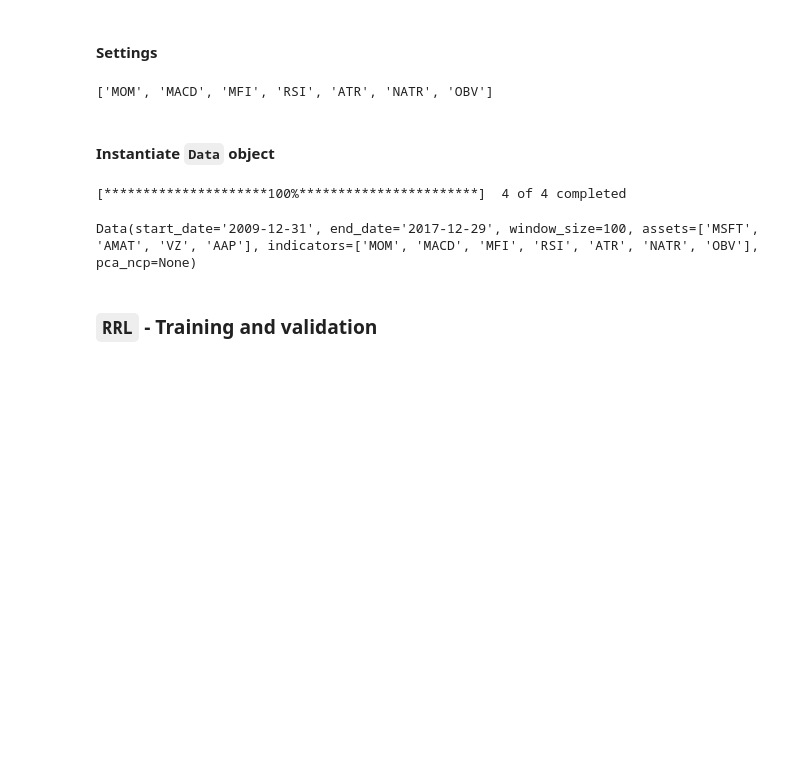
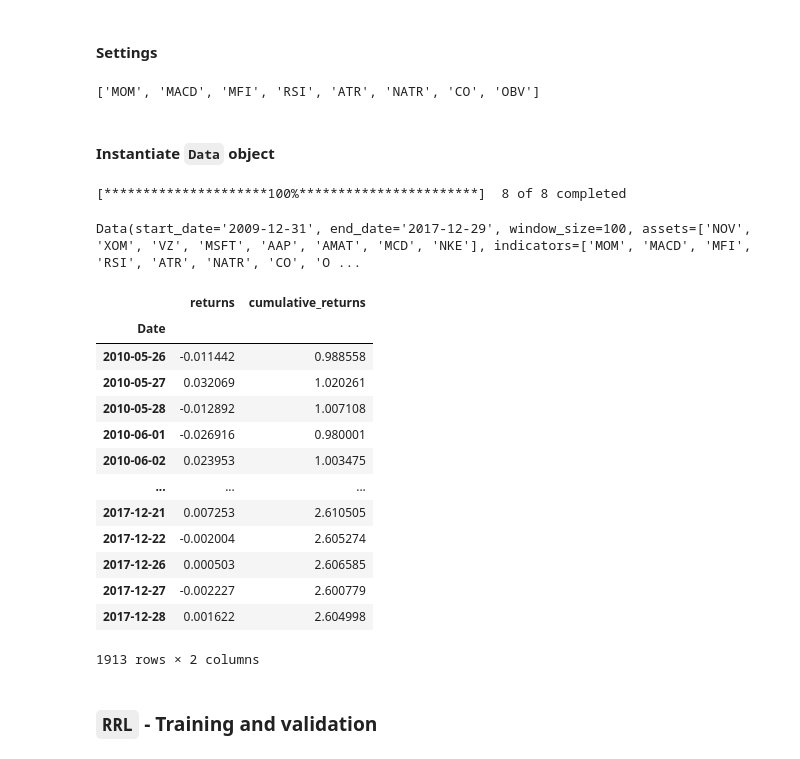
Before and after one commit to PeDiot/rrl-trading-system, a Jupyter notebook: notebook.ipynb, the cells around one changed output. Saved outputs shown, nothing was run; the diff lists cells and outputs as text; code cells hidden in the pictures; blank space fills up the shorter version.

```diff
--- a/notebook.ipynb
+++ b/notebook.ipynb
@@ -39,7 +40,7 @@ from pickle import load, dump
 # %%
 # assets in the portfolio
 ASSETS = ["XOM", "VZ", "NKE", "AMAT", "MCD", "MSFT", "AAP", "NOV"]
-n_assets = 4
+n_assets = 8
 assets = np.random.choice(ASSETS, size=n_assets, replace=False).tolist()
 
 # date settings
@@ -70,19 +71,19 @@ cycle = [
 ]
 
 volume = [
-    # "CO",
+    "CO",
     "OBV"
 ]
 
 indicators = momentum + volatility + cycle + volume
 indicators
 # %% [output]
-['MOM', 'MACD', 'MFI', 'RSI', 'ATR', 'NATR', 'OBV']
+['MOM', 'MACD', 'MFI', 'RSI', 'ATR', 'NATR', 'CO', 'OBV']
 # %% [markdown]
 #### Instantiate `Data` object
 # %%
 data = Data(start_date, end_date, window_size, assets, indicators, pca_ncp)
 data
 # %% [output]
-[*********************100%***********************]  4 of 4 completed
+[*********************100%***********************]  8 of 8 completed
-Data(start_date='2009-12-31', end_date='2017-12-29', window_size=100, assets=['MSFT', 'AMAT', 'VZ', 'AAP'], indicators=['MOM', 'MACD', 'MFI', 'RSI', 'ATR', 'NATR', 'OBV'], pca_ncp=None)
+Data(start_date='2009-12-31', end_date='2017-12-29', window_size=100, assets=['NOV', 'XOM', 'VZ', 'MSFT', 'AAP', 'AMAT', 'MCD', 'NKE'], indicators=['MOM', 'MACD', 'MFI', 'RSI', 'ATR', 'NATR', 'CO', 'O ...
@@ -91,3 +90,24 @@ buy_and_hold_returns = get_buy_and_hold_returns(data.df)
+# %%
+# first date of trading = minimum date in second batch
+start_trading_date = list(data.batches)[1][1].index.min()
+# %%
+buy_and_hold = get_buy_and_hold_df(data.df.loc[data.df.index >= start_trading_date, :])
+buy_and_hold
+# %% [output]
+|  | returns | cumulative_returns |
+| Date |  |  |
+| 2010-05-26 | -0.011442 | 0.988558 |
+| 2010-05-27 | 0.032069 | 1.020261 |
+| 2010-05-28 | -0.012892 | 1.007108 |
+| 2010-06-01 | -0.026916 | 0.980001 |
+| 2010-06-02 | 0.023953 | 1.003475 |
+| ... | ... | ... |
+| 2017-12-21 | 0.007253 | 2.610505 |
+| 2017-12-22 | -0.002004 | 2.605274 |
+| 2017-12-26 | 0.000503 | 2.606585 |
+| 2017-12-27 | -0.002227 | 2.600779 |
+| 2017-12-28 | 0.001622 | 2.604998 |
+1913 rows × 2 columns
 # %% [markdown]
 ### `RRL` - Training and validation
 # %%
```
Also changed, not shown: parts of 11 cells of this notebook.
